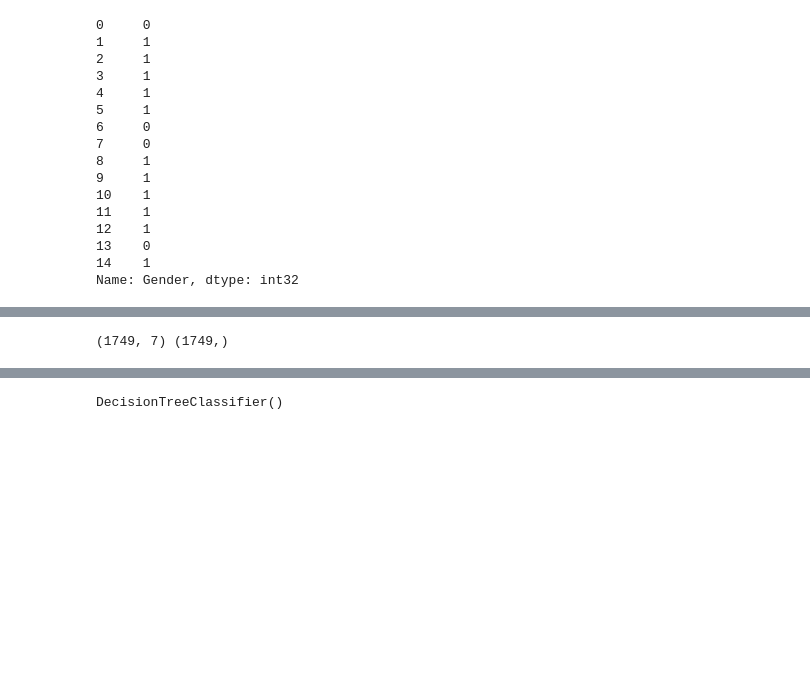
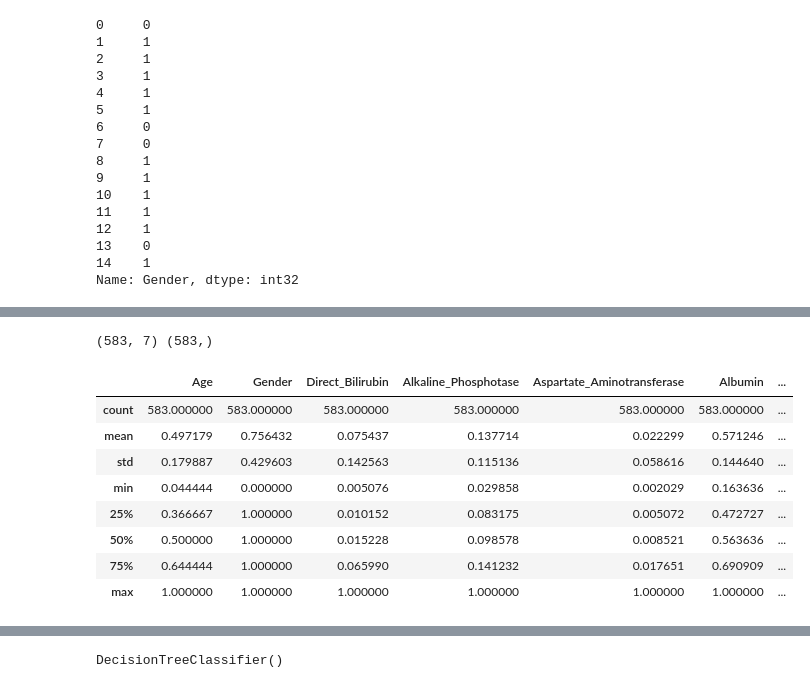
Before and after one commit to Babun001/Liver-Diseases-Prediction-using-Machine-Learning, a Jupyter notebook: Testing.ipynb, the cells around one changed output, grey strips where cells are left out. Saved outputs shown, nothing was run; the diff lists cells and outputs as text; code cells hidden in the pictures; blank space fills up the shorter version.

```diff
--- a/Testing.ipynb
+++ b/Testing.ipynb
@@ -94,3 +94,12 @@ Liver_df["Gender"].head(15)
 13    0
 14    1
 Name: Gender, dtype: int32
+# %%
+Liver_df['Age'] = Liver_df['Age']/Liver_df['Age'].max()
+Liver_df['Total_Bilirubin'] = Liver_df['Total_Bilirubin']/Liver_df['Total_Bilirubin'].max()
+Liver_df['Direct_Bilirubin'] = Liver_df['Direct_Bilirubin']/Liver_df['Direct_Bilirubin'].max()
+Liver_df['Alkaline_Phosphotase'] = Liver_df['Alkaline_Phosphotase']/Liver_df['Alkaline_Phosphotase'].max()
+Liver_df['Aspartate_Aminotransferase'] = Liver_df['Aspartate_Aminotransferase']/Liver_df['Aspartate_Aminotransferase'].max()
+Liver_df['Albumin'] = Liver_df['Albumin']/Liver_df['Albumin'].max()
+Liver_df['Albumin_and_Globulin_Ratio'] = Liver_df['Albumin_and_Globulin_Ratio']/Liver_df['Albumin_and_Globulin_Ratio'].max()
+Liver_df.head()
@@ -97,9 +113,19 @@ Name: Gender, dtype: int32
 # %%
 X=Liver_df.drop(["Dataset","Total_Bilirubin","Alamine_Aminotransferase","Total_Protiens"], axis=1)
 y=Liver_df["Dataset"]
 print(X.shape, y.shape)
+X.describe()
 # %% [output]
-(1749, 7) (1749,)
+(583, 7) (583,)
+|  | Age | Gender | Direct_Bilirubin | Alkaline_Phosphotase | Aspartate_Aminotransferase | Albumin | ... |
+| count | 583.000000 | 583.000000 | 583.000000 | 583.000000 | 583.000000 | 583.000000 | ... |
+| mean | 0.497179 | 0.756432 | 0.075437 | 0.137714 | 0.022299 | 0.571246 | ... |
+| std | 0.179887 | 0.429603 | 0.142563 | 0.115136 | 0.058616 | 0.144640 | ... |
+| min | 0.044444 | 0.000000 | 0.005076 | 0.029858 | 0.002029 | 0.163636 | ... |
+| 25% | 0.366667 | 1.000000 | 0.010152 | 0.083175 | 0.005072 | 0.472727 | ... |
+| 50% | 0.500000 | 1.000000 | 0.015228 | 0.098578 | 0.008521 | 0.563636 | ... |
+| 75% | 0.644444 | 1.000000 | 0.065990 | 0.141232 | 0.017651 | 0.690909 | ... |
+| max | 1.000000 | 1.000000 | 1.000000 | 1.000000 | 1.000000 | 1.000000 | ... |
 # %%
 from sklearn.model_selection import train_test_split
 X_train,X_test,y_train,y_test = train_test_split(X,y, test_size=0.2, random_state=1)
```
Also changed, not shown: parts of 8 cells of this notebook, 1 other file.
